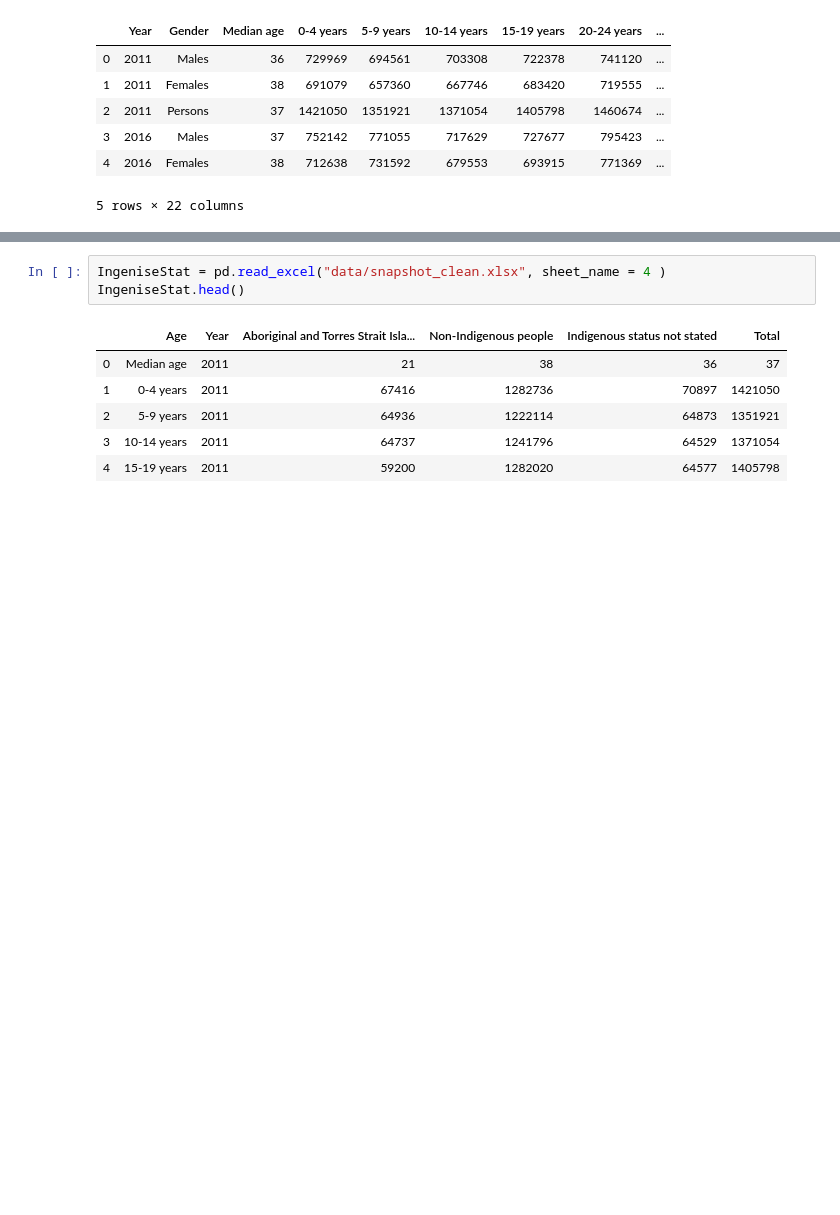
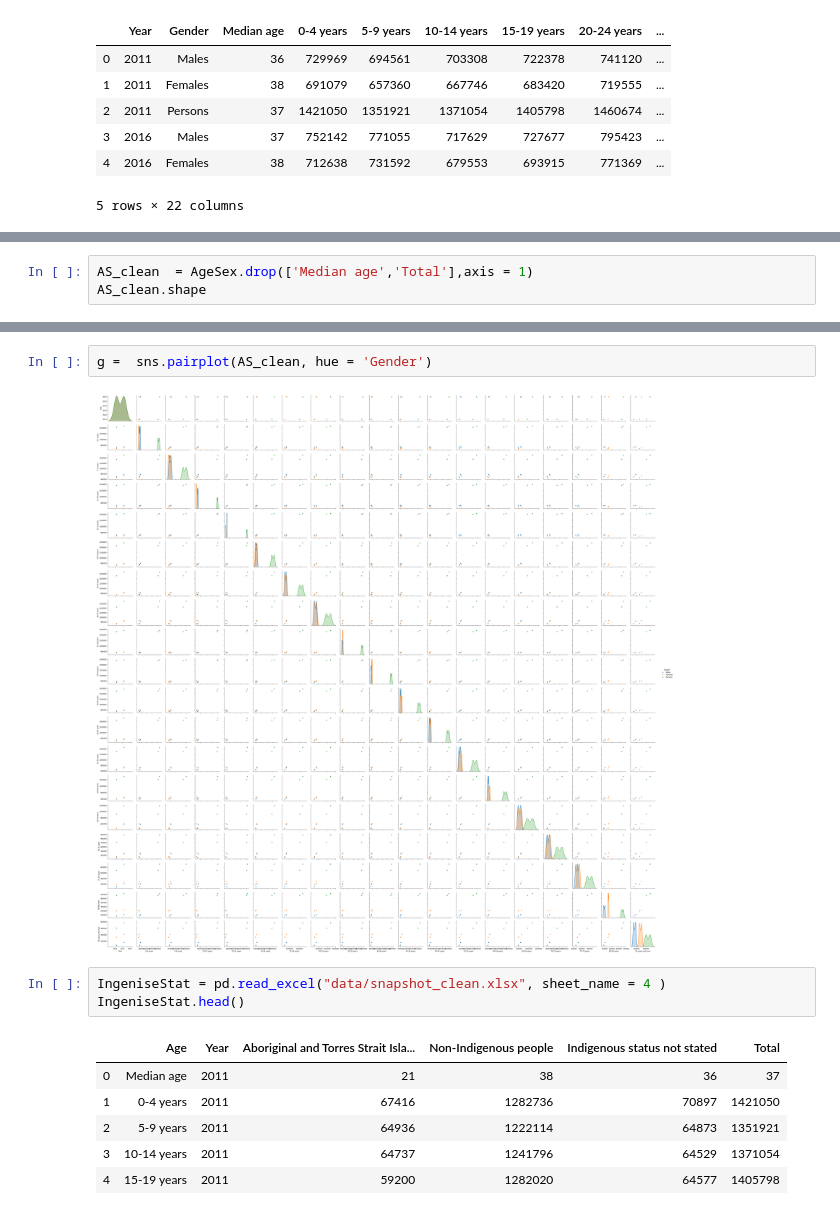
Before and after one commit to Hamza-cmd/Comp257-Project, a Jupyter notebook: SnapshotTables.ipynb, the cells around one changed output, grey strips where cells are left out. Saved outputs shown, nothing was run; the diff lists cells and outputs as text; blank space fills up the shorter version.

```diff
--- a/SnapshotTables.ipynb
+++ b/SnapshotTables.ipynb
@@ -45,0 +56,3 @@ AgeSex.head()
+# %%
+AS_clean  = AgeSex.drop(['Median age','Total'],axis = 1)
+AS_clean.shape
@@ -46,3 +81,7 @@ AgeSex.head()
+# %%
+g =  sns.pairplot(AS_clean, hue = 'Gender')
+# %% [output]
+[figure, added]
 # %%
 IngeniseStat = pd.read_excel("data/snapshot_clean.xlsx", sheet_name = 4 )
 IngeniseStat.head()
```
Also changed, not shown: parts of 6 cells of this notebook, 3 other files.
